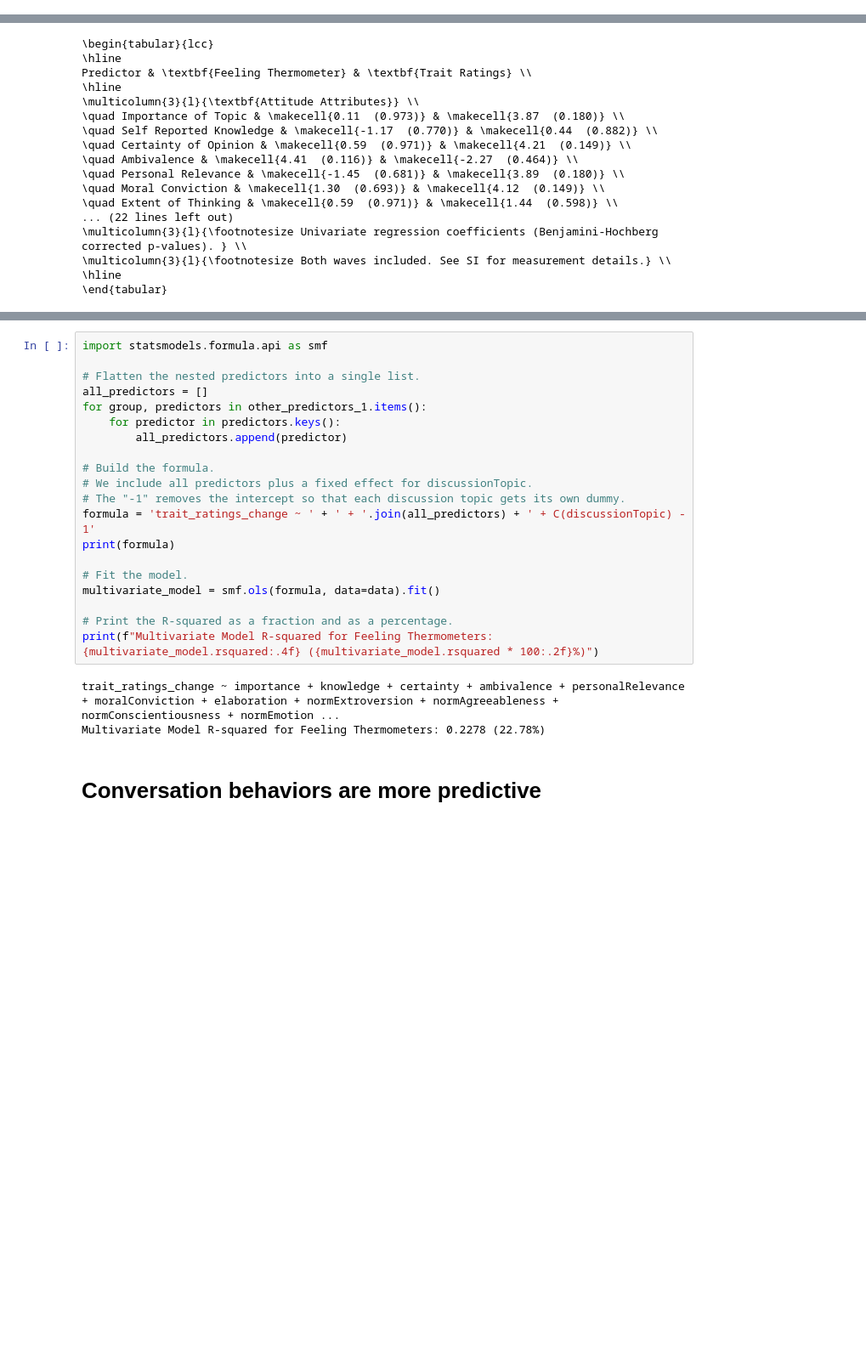
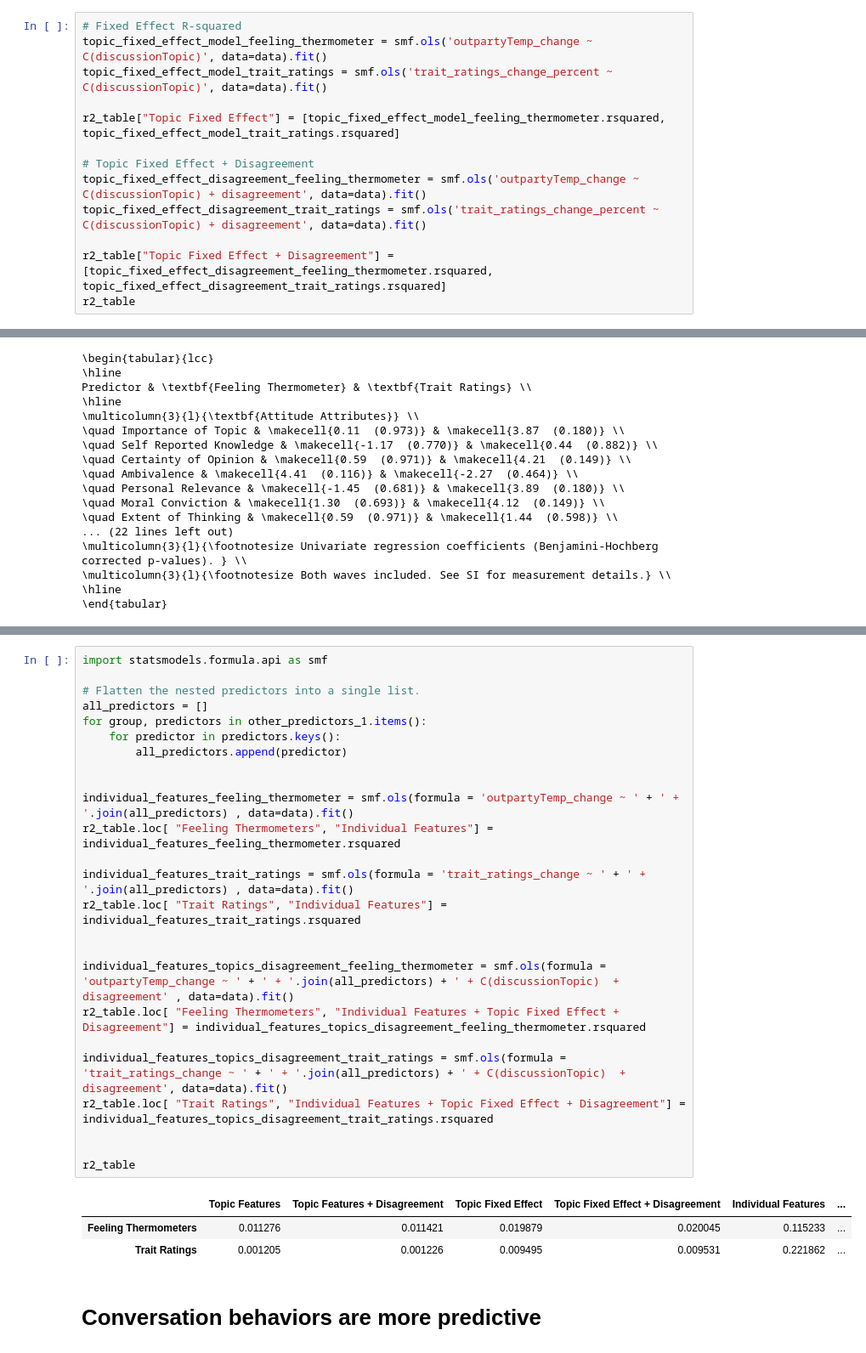
Before and after one commit to Watts-Lab/topic_choice, a Jupyter notebook: analyze_study_data.ipynb, the cells around one changed output, grey strips where cells are left out. Shown at 85% size. Cells and saved outputs as stored; diff of their text form; blank space fills up the shorter version.

```diff
--- a/analyze_study_data.ipynb
+++ b/analyze_study_data.ipynb
@@ -894,0 +952,13 @@ plt.savefig('fig_disagreement_predictors.pdf', format='pdf')
+# %%
+# Fixed Effect R-squared
+topic_fixed_effect_model_feeling_thermometer = smf.ols('outpartyTemp_change ~ C(discussionTopic)', data=data).fit()
+topic_fixed_effect_model_trait_ratings = smf.ols('trait_ratings_change_percent ~ C(discussionTopic)', data=data).fit()
+
+r2_table["Topic Fixed Effect"] = [topic_fixed_effect_model_feeling_thermometer.rsquared, topic_fixed_effect_model_trait_ratings.rsquared]
+
+# Topic Fixed Effect + Disagreement
+topic_fixed_effect_disagreement_feeling_thermometer = smf.ols('outpartyTemp_change ~ C(discussionTopic) + disagreement', data=data).fit()
+topic_fixed_effect_disagreement_trait_ratings = smf.ols('trait_ratings_change_percent ~ C(discussionTopic) + disagreement', data=data).fit()
+
+r2_table["Topic Fixed Effect + Disagreement"] = [topic_fixed_effect_disagreement_feeling_thermometer.rsquared, topic_fixed_effect_disagreement_trait_ratings.rsquared]
+r2_table
@@ -1089,26 +1140,32 @@ Multivariate Model R-squared for Feeling Thermometers: 0.1331 (13.31%)
-# %%
-import statsmodels.formula.api as smf
-
-# Flatten the nested predictors into a single list.
-all_predictors = []
-for group, predictors in other_predictors_1.items():
-    for predictor in predictors.keys():
-        all_predictors.append(predictor)
-
-# Build the formula.
-# We include all predictors plus a fixed effect for discussionTopic.
-# The "-1" removes the intercept so that each discussion topic gets its own dummy.
-formula = 'trait_ratings_change ~ ' + ' + '.join(all_predictors) + ' + C(discussionTopic) - 1'
-print(formula)
-
-# Fit the model.
-multivariate_model = smf.ols(formula, data=data).fit()
-
-# Print the R-squared as a fraction and as a percentage.
-print(f"Multivariate Model R-squared for Feeling Thermometers: {multivariate_model.rsquared:.4f} ({multivariate_model.rsquared * 100:.2f}%)")
-# %% [output]
-trait_ratings_change ~ importance + knowledge + certainty + ambivalence + personalRelevance + moralConviction + elaboration + normExtroversion + normAgreeableness + normConscientiousness + normEmotion ...
-Multivariate Model R-squared for Feeling Thermometers: 0.2278 (22.78%)
+# %%
+import statsmodels.formula.api as smf
+
+# Flatten the nested predictors into a single list.
+all_predictors = []
+for group, predictors in other_predictors_1.items():
+    for predictor in predictors.keys():
+        all_predictors.append(predictor)
+
+
+individual_features_feeling_thermometer = smf.ols(formula = 'outpartyTemp_change ~ ' + ' + '.join(all_predictors) , data=data).fit()
+r2_table.loc[ "Feeling Thermometers", "Individual Features"] = individual_features_feeling_thermometer.rsquared
+
+individual_features_trait_ratings = smf.ols(formula = 'trait_ratings_change ~ ' + ' + '.join(all_predictors) , data=data).fit()
+r2_table.loc[ "Trait Ratings", "Individual Features"] = individual_features_trait_ratings.rsquared
+
+
+individual_features_topics_disagreement_feeling_thermometer = smf.ols(formula = 'outpartyTemp_change ~ ' + ' + '.join(all_predictors) + ' + C(discussionTopic)  + disagreement' , data=data).fit()
+r2_table.loc[ "Feeling Thermometers", "Individual Features + Topic Fixed Effect + Disagreement"] = individual_features_topics_disagreement_feeling_thermometer.rsquared
+
+individual_features_topics_disagreement_trait_ratings = smf.ols(formula = 'trait_ratings_change ~ ' + ' + '.join(all_predictors) + ' + C(discussionTopic)  + disagreement', data=data).fit()
+r2_table.loc[ "Trait Ratings", "Individual Features + Topic Fixed Effect + Disagreement"] = individual_features_topics_disagreement_trait_ratings.rsquared
+
+
+r2_table
+# %% [output]
+|  | Topic Features | Topic Features + Disagreement | Topic Fixed Effect | Topic Fixed Effect + Disagreement | Individual Features | ... |
+| Feeling Thermometers | 0.011276 | 0.011421 | 0.019879 | 0.020045 | 0.115233 | ... |
+| Trait Ratings | 0.001205 | 0.001226 | 0.009495 | 0.009531 | 0.221862 | ... |
 # %% [markdown]
 # Conversation behaviors are more predictive
 # %%
```
Also changed, not shown: parts of 50 cells of this notebook, 11 other files.
